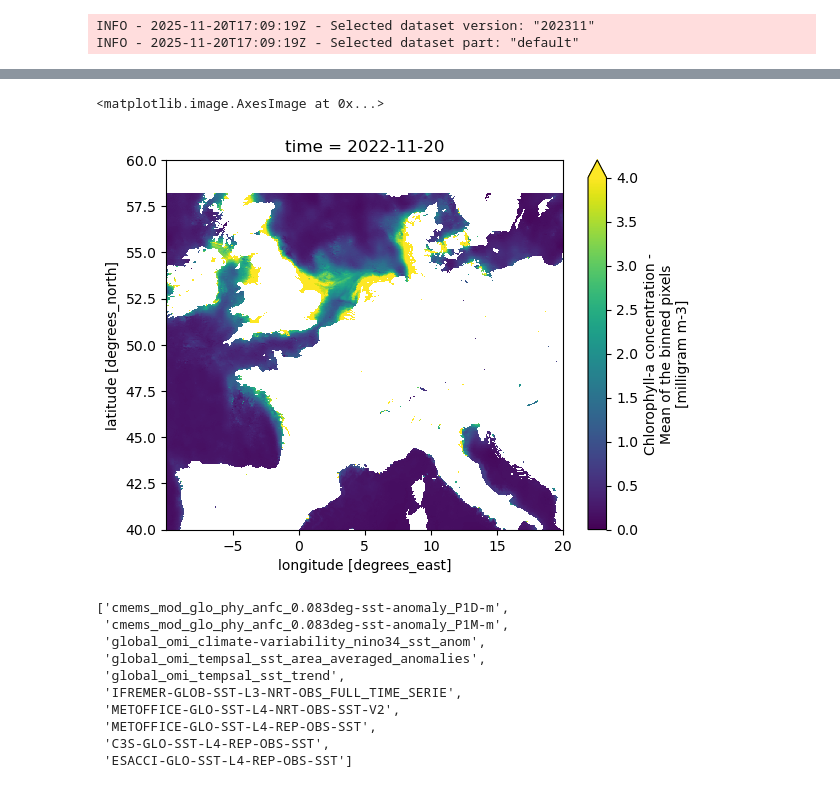
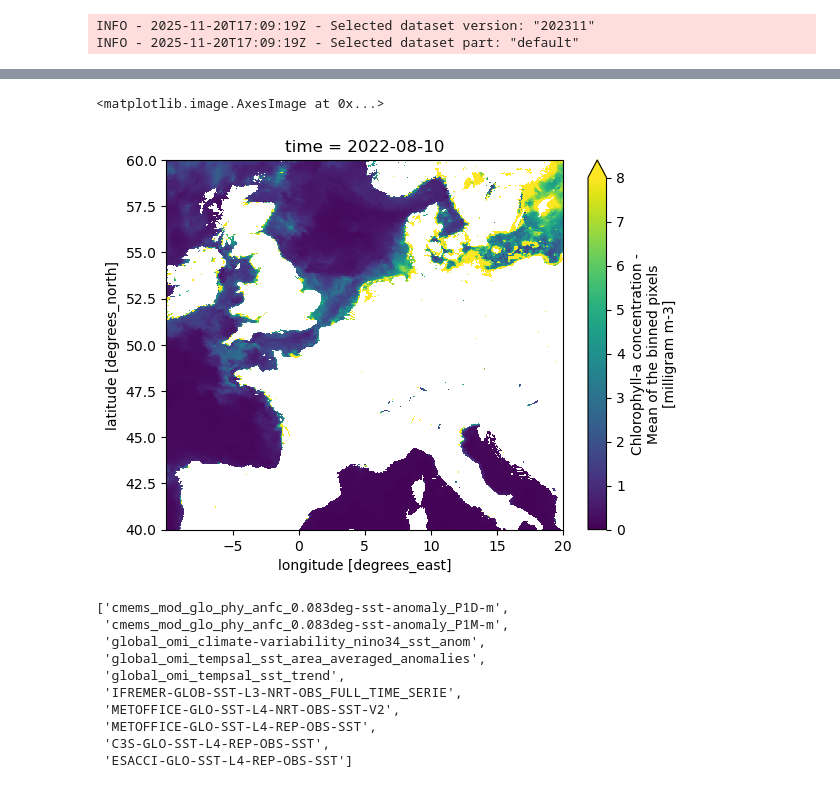
Before and after one commit to xcube-dev/geo_aquawatch_webinar, a Jupyter notebook: dataset_exploration/checkout_cmems.ipynb, the cells around one changed output, grey strips where cells are left out. Saved outputs shown, nothing was run; the diff lists cells and outputs as text; code cells hidden in the pictures.

```diff
--- a/dataset_exploration/checkout_cmems.ipynb
+++ b/dataset_exploration/checkout_cmems.ipynb
@@ -180,12 +196,12 @@ servicedesk.cmems@acri-st.fr
 source :
 surface observation
 # %%
-ds2.CHL.sel(time="2022-11-20", method="nearest").\
+ds2.CHL.sel(time="2022-08-10", method="nearest").\
     sel(longitude=slice(-10, 20), latitude=slice(40, 60)).\
-    plot.imshow(vmin=0, vmax=4)
+    plot.imshow(vmin=0, vmax=8)
 # %% [output]
 <matplotlib.image.AxesImage at 0x...>
-[figure, old version]
+[figure, new version]
 # %%
 [d for d in all_data_ids if re.search("glo.*sst", d, flags=re.IGNORECASE)]
 # %% [output]
```
Also changed, not shown: parts of 5 cells of this notebook.
